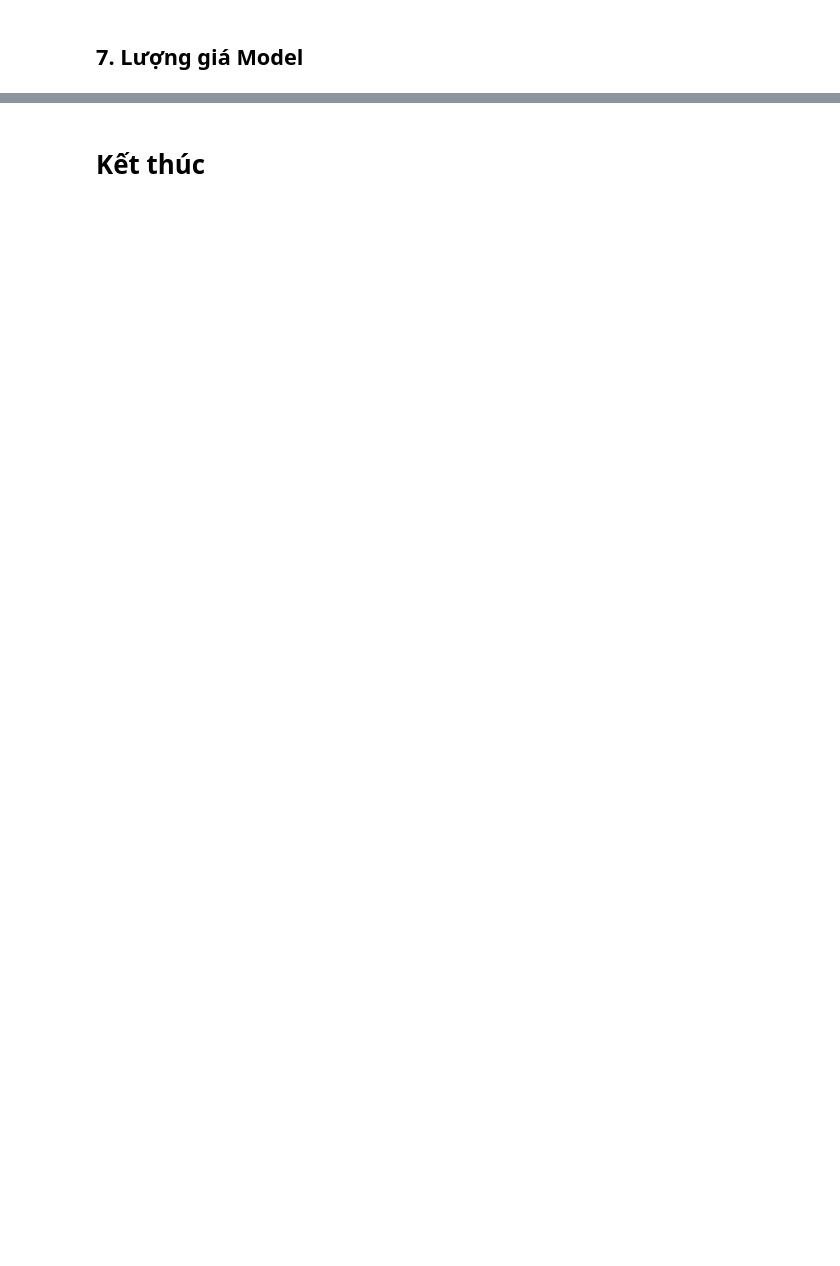
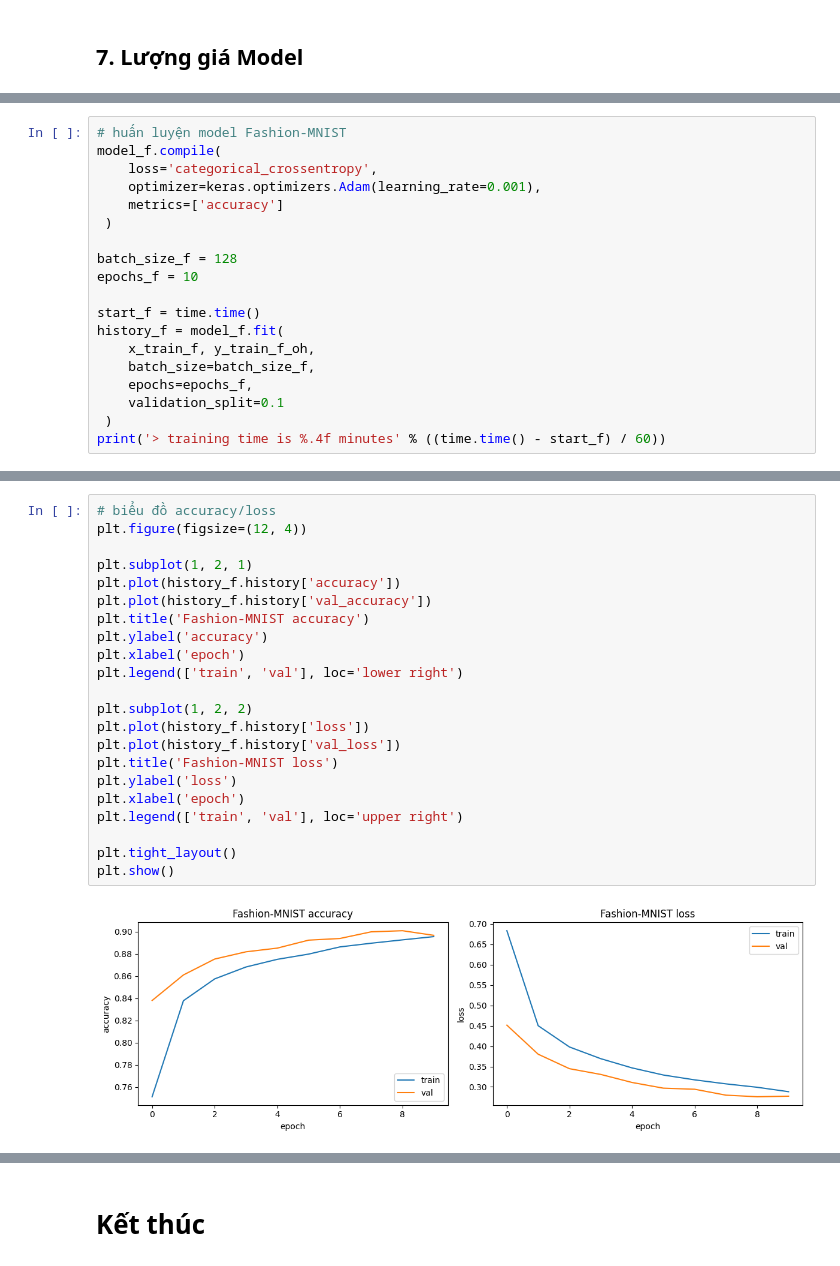
Before and after one commit to TQMinh19/sgu2526k1_csttnt, a Jupyter notebook: TH-09/my_lesson9_solved.ipynb, the cells around one changed output, grey strips where cells are left out. Drawn from its saved outputs; the diff is of its cells as text; blank space fills up the shorter version.

```diff
--- a/TH-09/my_lesson9_solved.ipynb
+++ b/TH-09/my_lesson9_solved.ipynb
@@ -267,0 +348,19 @@ plt.show()
+# %%
+# huấn luyện model Fashion-MNIST
+model_f.compile(
+    loss='categorical_crossentropy',
+    optimizer=keras.optimizers.Adam(learning_rate=0.001),
+    metrics=['accuracy']
+ )
+
+batch_size_f = 128
+epochs_f = 10
+
+start_f = time.time()
+history_f = model_f.fit(
+    x_train_f, y_train_f_oh,
+    batch_size=batch_size_f,
+    epochs=epochs_f,
+    validation_split=0.1
+ )
+print('> training time is %.4f minutes' % ((time.time() - start_f) / 60))
@@ -267,0 +388,24 @@ plt.show()
+# %%
+# biểu đồ accuracy/loss
+plt.figure(figsize=(12, 4))
+
+plt.subplot(1, 2, 1)
+plt.plot(history_f.history['accuracy'])
+plt.plot(history_f.history['val_accuracy'])
+plt.title('Fashion-MNIST accuracy')
+plt.ylabel('accuracy')
+plt.xlabel('epoch')
+plt.legend(['train', 'val'], loc='lower right')
+
+plt.subplot(1, 2, 2)
+plt.plot(history_f.history['loss'])
+plt.plot(history_f.history['val_loss'])
+plt.title('Fashion-MNIST loss')
+plt.ylabel('loss')
+plt.xlabel('epoch')
+plt.legend(['train', 'val'], loc='upper right')
+
+plt.tight_layout()
+plt.show()
+# %% [output]
+[figure, added]
```
Also changed, not shown: parts of 19 cells of this notebook, 1 other file.
